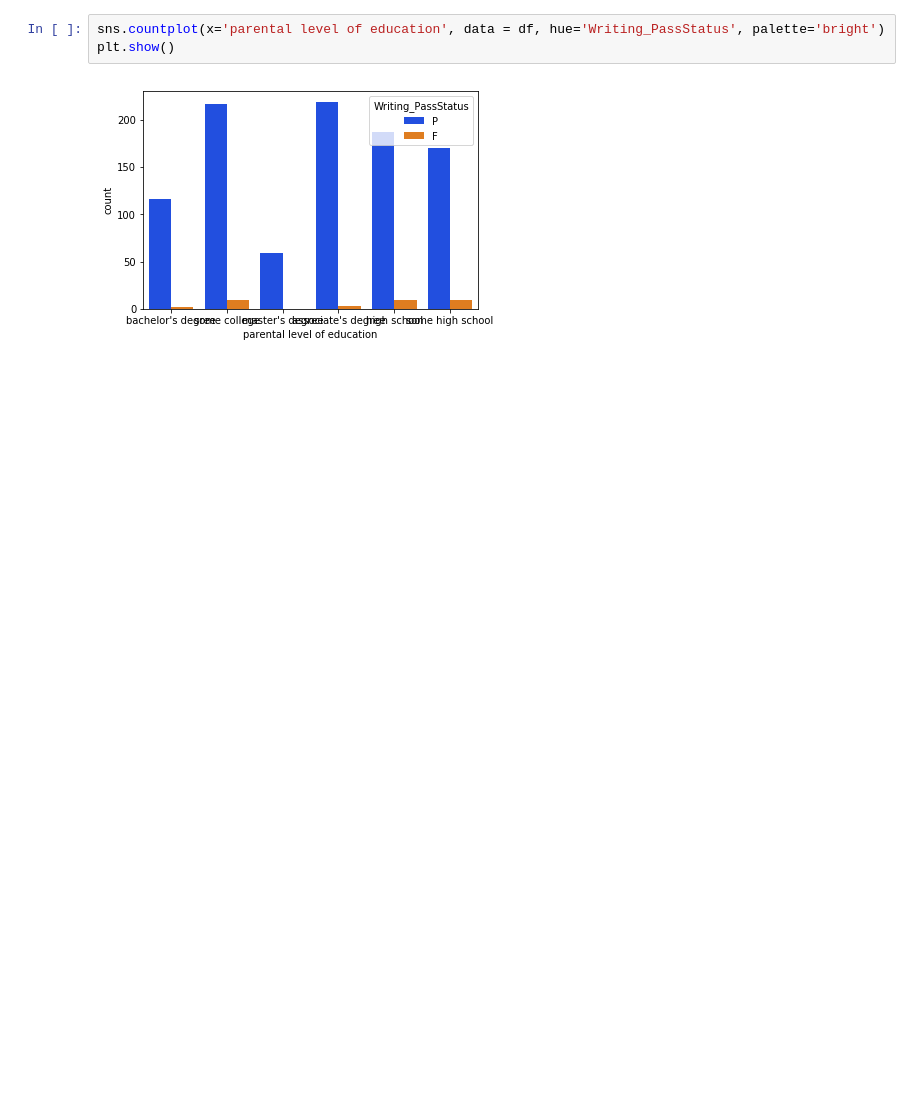
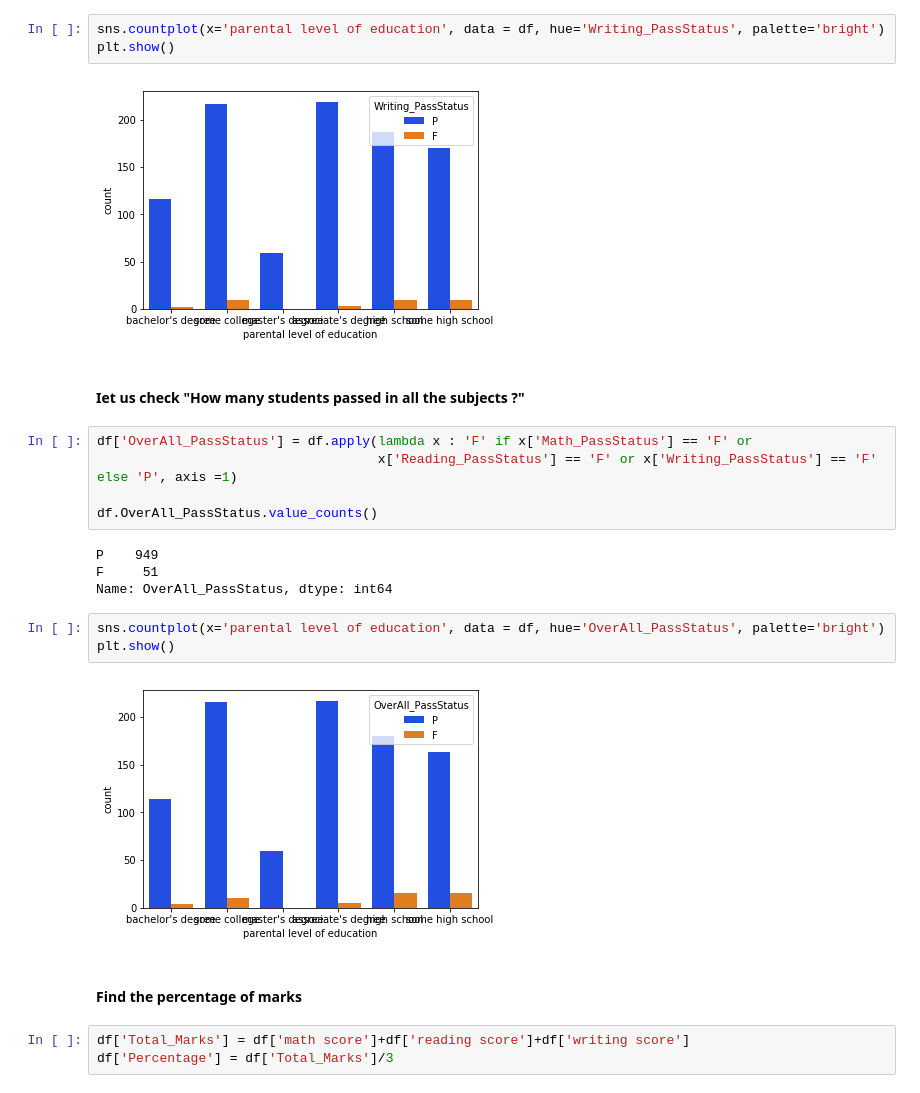
Before and after one commit to Jakki-SP/Exploratory-DataAnalysis, a Jupyter notebook: Student Performance In Exams.ipynb, the cells around one changed output. Saved outputs shown, nothing was run; the diff lists cells and outputs as text; blank space fills up the shorter version.

```diff
--- a/Student Performance In Exams.ipynb
+++ b/Student Performance In Exams.ipynb
@@ -93,3 +144,24 @@ sns.countplot(x='parental level of education', data = df, hue='Writing_PassStatu
 plt.show()
 # %% [output]
 [figure]
+# %% [markdown]
+#### Iet us check "How many students passed in all the subjects ?"
+# %%
+df['OverAll_PassStatus'] = df.apply(lambda x : 'F' if x['Math_PassStatus'] == 'F' or
+                                    x['Reading_PassStatus'] == 'F' or x['Writing_PassStatus'] == 'F' else 'P', axis =1)
+
+df.OverAll_PassStatus.value_counts()
+# %% [output]
+P    949
+F     51
+Name: OverAll_PassStatus, dtype: int64
+# %%
+sns.countplot(x='parental level of education', data = df, hue='OverAll_PassStatus', palette='bright')
+plt.show()
+# %% [output]
+[figure, added]
+# %% [markdown]
+#### Find the percentage of marks
+# %%
+df['Total_Marks'] = df['math score']+df['reading score']+df['writing score']
+df['Percentage'] = df['Total_Marks']/3
```
Also changed, not shown: parts of 33 cells of this notebook.
